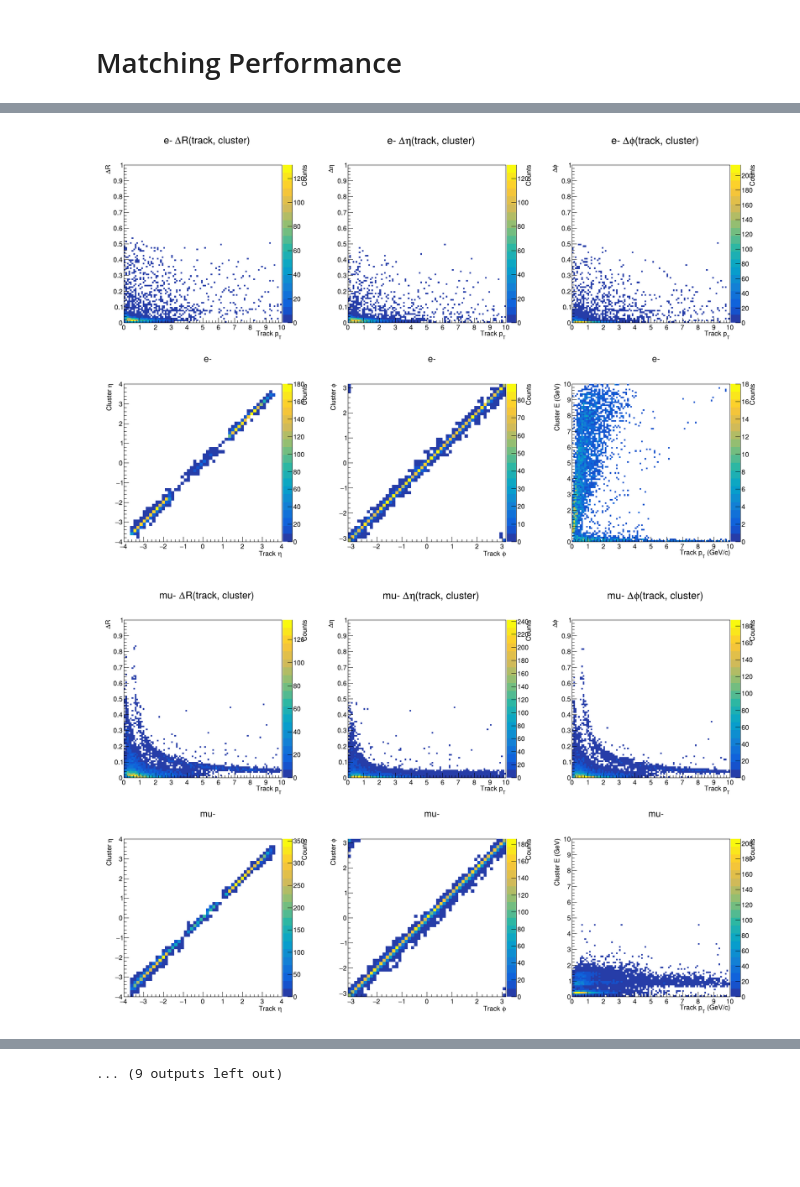
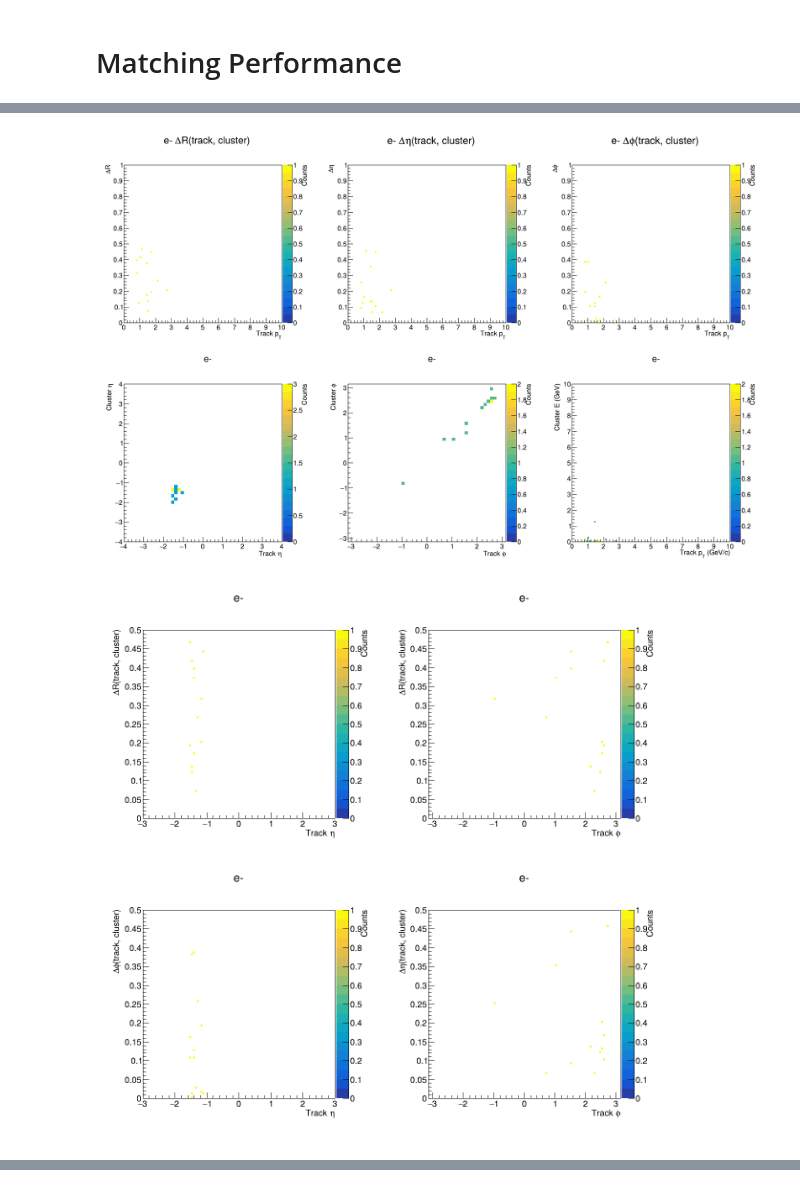
Before and after one commit to tlprotzman/track_cluster_matching_test, a Jupyter notebook: draw_plots.ipynb, the cells around one changed output, grey strips where cells are left out. Saved outputs shown, nothing was run; the diff lists cells and outputs as text; code cells hidden in the pictures; blank space fills up the shorter version.

```diff
--- a/draw_plots.ipynb
+++ b/draw_plots.ipynb
@@ -6,13 +6,23 @@ ROOT.gStyle.SetOptStat(0)
 canvases = []
 stacks = []
 legends = []
-particles = ['e-', 'mu-', 'pi-', 'kaon-', 'proton']
-antiparticles = ['e+', 'mu+', 'pi+', 'kaon+', 'anti_proton']
+particles = ['e-']#['e-', 'mu-', 'pi-', 'kaon-', 'proton']
+antiparticles = []#['e+', 'mu+', 'pi+', 'kaon+', 'anti_proton']
 all_particles = particles + antiparticles
 
 files = {}
 for particle in all_particles:
     files[particle] = ROOT.TFile(f'output/matching_performance_{particle}.root', 'read')
+
+
+detectors = ['EcalBarrelTrackClusterMatches',
+             'EcalEndcapNTrackClusterMatches',
+             'EcalEndcapPTrackClusterMatches',
+             'HcalBarrelTrackClusterMatches',
+             'HcalEndcapNTrackClusterMatches',
+             'LFHCALTrackClusterMatches']
+
+detector = detectors[4]  # Change this to select different detector
 # %% [markdown]
 # Draw the spectra for each particle
 # %%
@@ -27,12 +37,12 @@ for particle in all_particles:
     legends.append(legend)
     legend.SetBorderSize(0)
 
-    pt = files[particle].Get('track_pt_distribution')
+    pt = files[particle].Get(f'track_pt_distribution_{detector}')
     pt.SetLineColor(ROOT.kRed)
     stack.Add(pt)
     legend.AddEntry(pt, 'Tracks', 'l')
 
-    E = files[particle].Get('cluster_E_distribution')
+    E = files[particle].Get(f'cluster_E_distribution_{detector}')
     E.SetLineColor(ROOT.kBlue)
     stack.Add(E)
     legend.AddEntry(E, 'Clusters', 'l')
@@ -43,12 +53,12 @@ for particle in all_particles:
     stack.SetTitle(f'{particle};Track p_{{T}} (GeV/c), Cluster E (GeV);Entries')
 
     c.cd(2)
-    trk_eta_phi = files[particle].Get('track_eta_phi_distribution')
+    trk_eta_phi = files[particle].Get(f'track_eta_phi_distribution_{detector}')
     trk_eta_phi.Draw('colz')
     trk_eta_phi.SetTitle(f'{particle};Track #eta;Track #phi')
 
     c.cd(3)
-    cl_eta_phi = files[particle].Get('cluster_eta_phi_distribution')
+    cl_eta_phi = files[particle].Get(f'cluster_eta_phi_distribution_{detector}')
     cl_eta_phi.Draw('colz')
     cl_eta_phi.SetTitle(f'{particle};Cluster #eta;Cluster #phi')
 
@@ -77,7 +78,7 @@ for particle in all_particles:
     # Delta R
     c_match.cd(1)
     ROOT.gPad.SetMargin(0.1, 0.15, 0.1, 0.15)
-    h_dR = files[particle].Get('track_cluster_dR')
+    h_dR = files[particle].Get(f'track_cluster_dR_{detector}')
     h_dR.SetLineColor(ROOT.kBlue)
     h_dR.SetLineWidth(2)
     h_dR.Draw('colz')
@@ -87,7 +88,7 @@ for particle in all_particles:
     # Delta Eta
     c_match.cd(2)
     ROOT.gPad.SetMargin(0.1, 0.15, 0.1, 0.15)
-    h_dEta = files[particle].Get('track_cluster_dEta')
+    h_dEta = files[particle].Get(f'track_cluster_dEta_{detector}')
     h_dEta.SetLineColor(ROOT.kRed)
     h_dEta.SetLineWidth(2)
     h_dEta.Draw('colz')
@@ -96,7 +97,7 @@ for particle in all_particles:
     # Delta Phi
     c_match.cd(3)
     ROOT.gPad.SetMargin(0.1, 0.15, 0.1, 0.15)
-    h_dPhi = files[particle].Get('track_cluster_dPhi')
+    h_dPhi = files[particle].Get(f'track_cluster_dPhi_{detector}')
     h_dPhi.SetLineColor(ROOT.kGreen+2)
     h_dPhi.SetLineWidth(2)
     h_dPhi.Draw('colz')
@@ -105,21 +106,21 @@ for particle in all_particles:
     # Cluster eta vs track eta
     c_match.cd(4)
     ROOT.gPad.SetMargin(0.1, 0.15, 0.1, 0.15)
-    h_eta_corr = files[particle].Get('track_cluster_eta')
+    h_eta_corr = files[particle].Get(f'track_cluster_eta_{detector}')
     h_eta_corr.Draw('colz')
     h_eta_corr.SetTitle(f'{particle};Track #eta;Cluster #eta')
 
     # Cluster phi vs track phi
     c_match.cd(5)
     ROOT.gPad.SetMargin(0.1, 0.15, 0.1, 0.15)
-    h_phi_corr = files[particle].Get('track_cluster_phi')
+    h_phi_corr = files[particle].Get(f'track_cluster_phi_{detector}')
     h_phi_corr.Draw('colz')
     h_phi_corr.SetTitle(f'{particle};Track #phi;Cluster #phi')
 
     # Cluster E vs track pT
     c_match.cd(6)
     ROOT.gPad.SetMargin(0.1, 0.15, 0.1, 0.15)
-    h_E_corr = files[particle].Get('track_cluster_E')
+    h_E_corr = files[particle].Get(f'track_cluster_E_{detector}')
     h_E_corr.Draw('colz')
     h_E_corr.SetTitle(f'{particle};Track p_{{T}} (GeV/c);Cluster E (GeV)')
 
@@ -131,25 +132,25 @@ for particle in all_particles:
     c.Divide(2, 2)
     c.cd(1)
     ROOT.gPad.SetMargin(0.15, 0.15, 0.15, 0.15)
-    h_dR_eta = files[particle].Get('track_cluster_dR_vs_eta')
+    h_dR_eta = files[particle].Get(f'track_cluster_dR_vs_eta_{detector}')
     h_dR_eta.SetTitle(f'{particle};Track #eta;#DeltaR(track, cluster)')
     h_dR_eta.Draw('colz')
 
     c.cd(2)
     ROOT.gPad.SetMargin(0.15, 0.15, 0.15, 0.15)
-    h_dR_phi = files[particle].Get('track_cluster_dR_vs_phi')
+    h_dR_phi = files[particle].Get(f'track_cluster_dR_vs_phi_{detector}')
     h_dR_phi.SetTitle(f'{particle};Track #phi;#DeltaR(track, cluster)')
     h_dR_phi.Draw('colz')
 
     c.cd(4)
     ROOT.gPad.SetMargin(0.15, 0.15, 0.15, 0.15)
-    h_deta_phi = files[particle].Get('track_cluster_dEta_phi')
+    h_deta_phi = files[particle].Get(f'track_cluster_dEta_phi_{detector}')
     h_deta_phi.SetTitle(f'{particle};Track #phi;#Delta#eta(track, cluster)')
     h_deta_phi.Draw('colz')
 
     c.cd(3)
     ROOT.gPad.SetMargin(0.15, 0.15, 0.15, 0.15)
-    h_dphi_eta = files[particle].Get('track_cluster_dPhi_eta')
+    h_dphi_eta = files[particle].Get(f'track_cluster_dPhi_eta_{detector}')
     h_dphi_eta.SetTitle(f'{particle};Track #eta;#Delta#phi(track, cluster)')
     h_dphi_eta.Draw('colz')
 
@@ -168,2 +160,2 @@ Warning in <TCanvas::Constructor>: Deleting canvas with same name: c_anti_proton
-[figure, old version]
+[figure, new version]
-[figure, old version]
+[figure, new version]
@@ -179,4 +162,3 @@ Warning in <TCanvas::Constructor>: Deleting canvas with same name: c_anti_proton
-... (9 outputs left out)
 # %%
 profiles = []
 c_profiles = ROOT.TCanvas("c_dR_profiles", "Delta R Profiles", 1200, 600)
```
Also changed, not shown: parts of 3 cells of this notebook, 2 other files.
